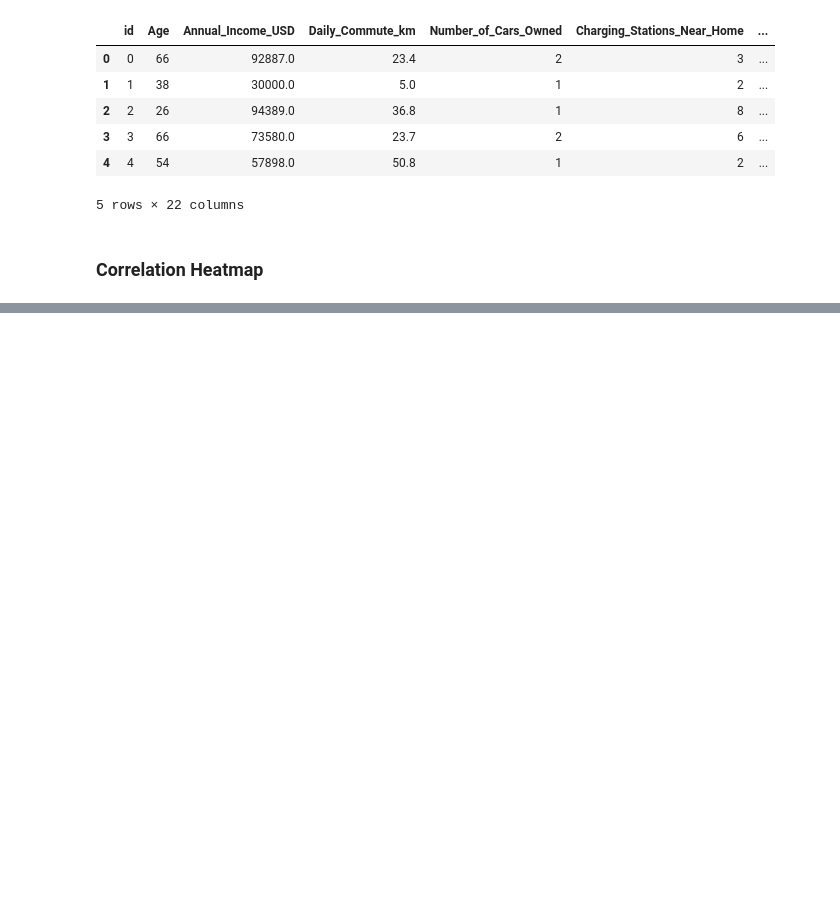
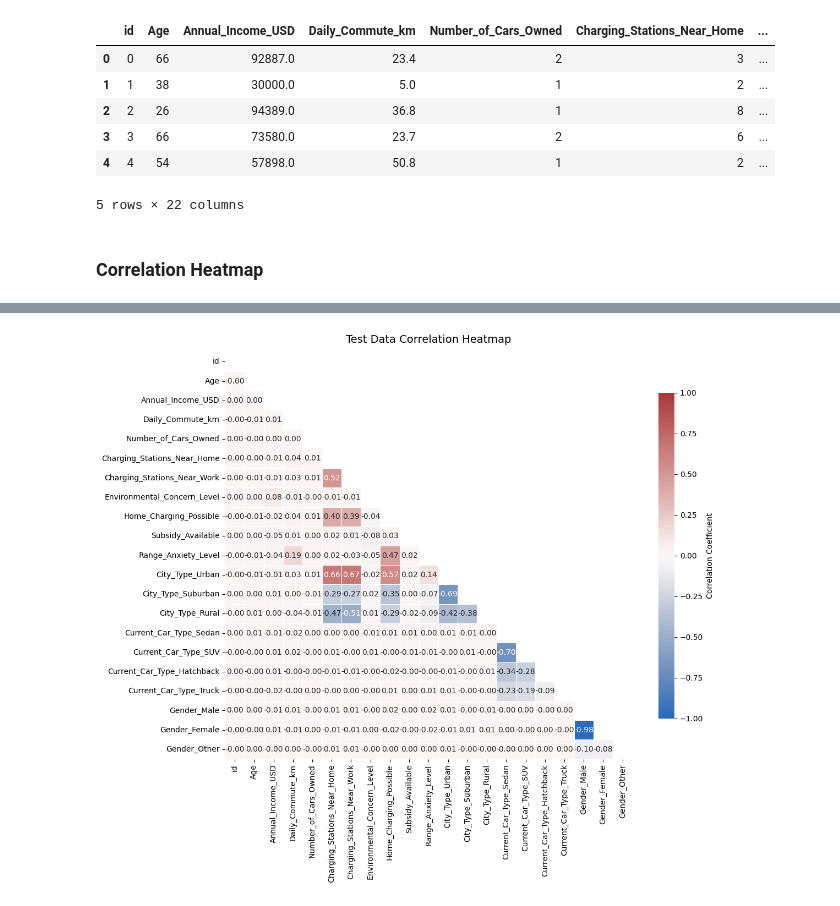
Before and after one commit to YWY2002/E-vehicle-purchase-prediction, a Jupyter notebook: feature_analysis.ipynb, the cells around one changed output, grey strips where cells are left out. Drawn from its saved outputs; the diff is of its cells as text; code cells hidden in the pictures; blank space fills up the shorter version.

```diff
--- a/feature_analysis.ipynb
+++ b/feature_analysis.ipynb
@@ -54,0 +55,22 @@ plt.show()
+# %%
+corr = test_df.corr()
+fig, ax = plt.subplots(figsize=(12, 10))
+mask = np.triu(np.ones_like(corr, dtype=bool))
+sns.heatmap(
+    corr,
+    mask=mask,
+    annot=True,  # Print correlation coefficients
+    fmt=".2f",  # 2 decimal places
+    cmap="vlag",  # Diverging colormap centered at 0
+    vmin=-1,
+    vmax=1,  # Lock bounds to [-1, 1]
+    square=True,
+    linewidths=0.5,
+    cbar_kws={"shrink": 0.8, "label": "Correlation Coefficient"},
+)
+
+ax.set_title("Test Data Correlation Heatmap", fontsize=14, pad=12)
+plt.tight_layout()
+plt.show()
+# %% [output]
+[figure, added]
```
Also changed, not shown: parts of 3 cells of this notebook, 3 other files.
